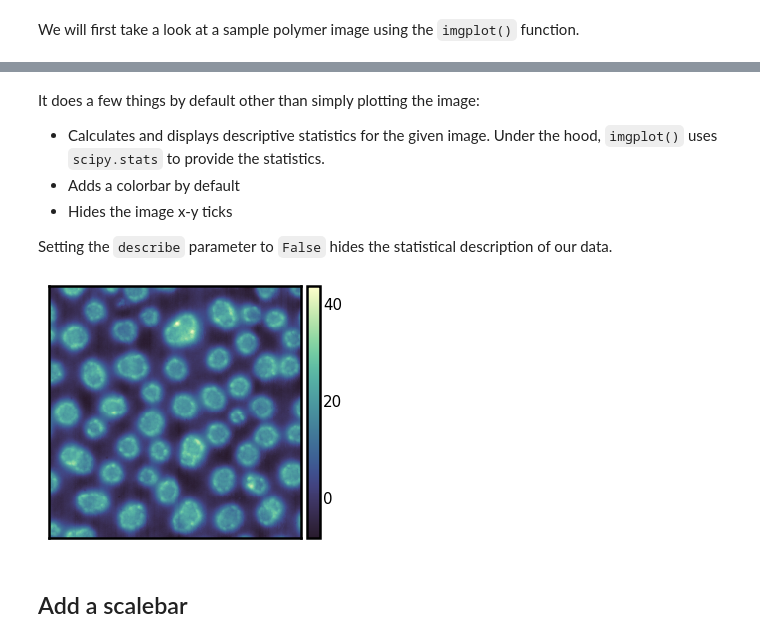
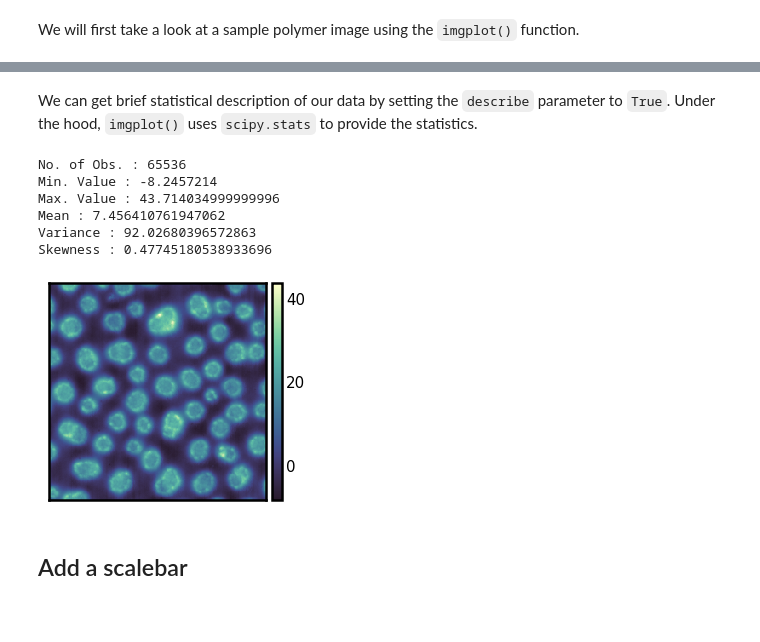
Before and after one commit to SarthakJariwala/seaborn-image, a Jupyter notebook: docs/Tutorial/Image Visualization.ipynb, the cells around one changed output, grey strips where cells are left out. Saved outputs shown, nothing was run; the diff lists cells and outputs as text; code cells hidden in the pictures; blank space fills up the shorter version.

```diff
--- a/docs/Tutorial/Image Visualization.ipynb
+++ b/docs/Tutorial/Image Visualization.ipynb
@@ -29,14 +25,15 @@ Skewness : 0.47745180538933696
-# %% [markdown]
-It does a few things by default other than simply plotting the image:
-- Calculates and displays descriptive statistics for the given image. Under the hood, `imgplot()` uses `scipy.stats` to provide the statistics.
-- Adds a colorbar by default
-- Hides the image x-y ticks
-
-Setting the `describe` parameter to `False` hides the statistical description of our data.
+# %% [markdown]
+We can get brief statistical description of our data by setting the `describe` parameter to `True`. Under the hood, `imgplot()` uses `scipy.stats` to provide the statistics.
 # %%
-ax = isns.imgplot(pol, describe=False)
+ax = isns.imgplot(pol, describe=True)
 # %% [output]
+No. of Obs. : 65536
+Min. Value : -8.2457214
+Max. Value : 43.714034999999996
+Mean : 7.456410761947062
+Variance : 92.02680396572863
+Skewness : 0.47745180538933696
-[figure, old version]
+[figure, new version]
 # %% [markdown]
 ## Add a scalebar
 # %% [markdown]
```
Also changed, not shown: parts of 7 cells of this notebook, 8 other files.
